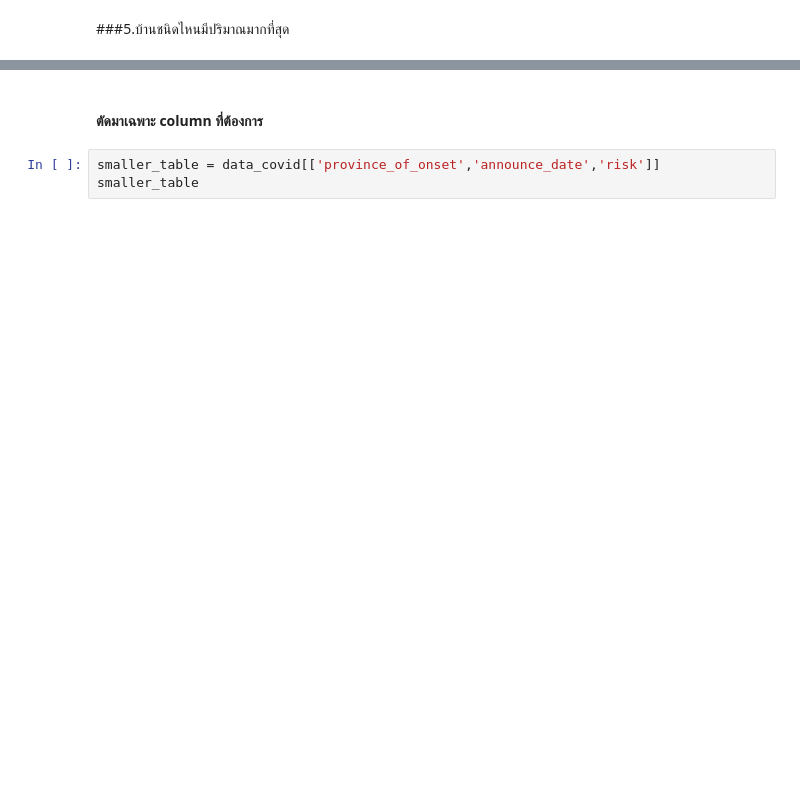
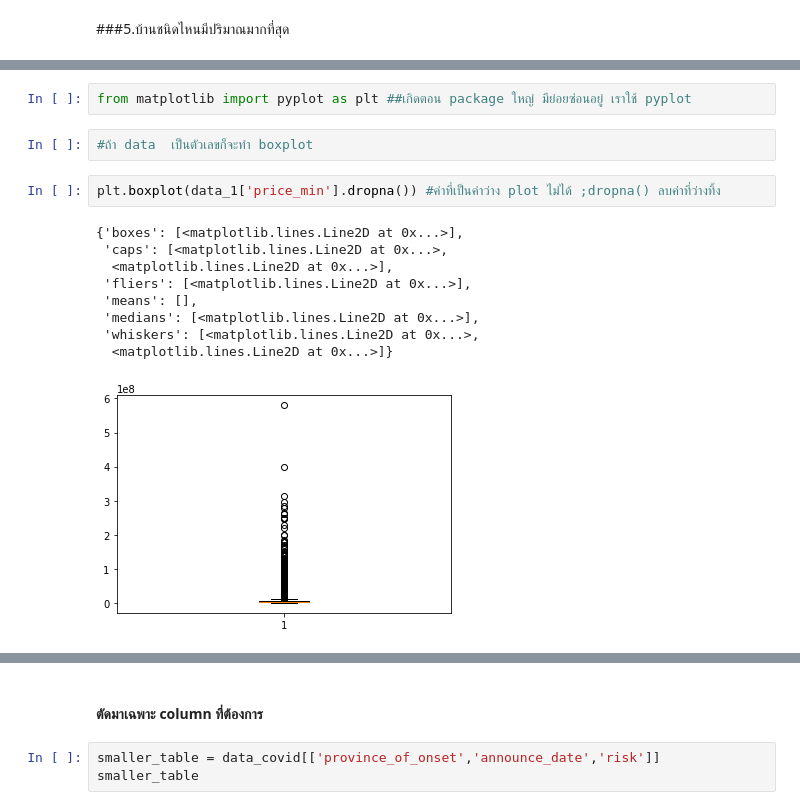
Before and after one commit to Nattakonjpg/BasicProg_DataViz65, a Jupyter notebook: Pandas_dataframe.ipynb, the cells around one changed output, grey strips where cells are left out. Cells and saved outputs as stored; diff of their text form; blank space fills up the shorter version.

Commit message:
eye balling the data

```diff
--- a/Pandas_dataframe.ipynb
+++ b/Pandas_dataframe.ipynb
@@ -121,0 +234,16 @@ data_1['propertytype_name_en'].describe()
+# %%
+from matplotlib import pyplot as plt ##เกิดตอน package ใหญ่ มีย่อยซ่อนอยู่ เราใช้ pyplot
+# %%
+#ถ้า data  เป็นตัวเลขก็จะทำ boxplot
+# %%
+plt.boxplot(data_1['price_min'].dropna()) #ค่าที่เป็นค่าว่าง plot ไม่ได้ ;dropna() ลบค่าที่ว่างทิ้ง
+# %% [output]
+{'boxes': [<matplotlib.lines.Line2D at 0x...>],
+ 'caps': [<matplotlib.lines.Line2D at 0x...>,
+  <matplotlib.lines.Line2D at 0x...>],
+ 'fliers': [<matplotlib.lines.Line2D at 0x...>],
+ 'means': [],
+ 'medians': [<matplotlib.lines.Line2D at 0x...>],
+ 'whiskers': [<matplotlib.lines.Line2D at 0x...>,
+  <matplotlib.lines.Line2D at 0x...>]}
+[figure, added]
```
Also changed, not shown: parts of 76 cells of this notebook.
